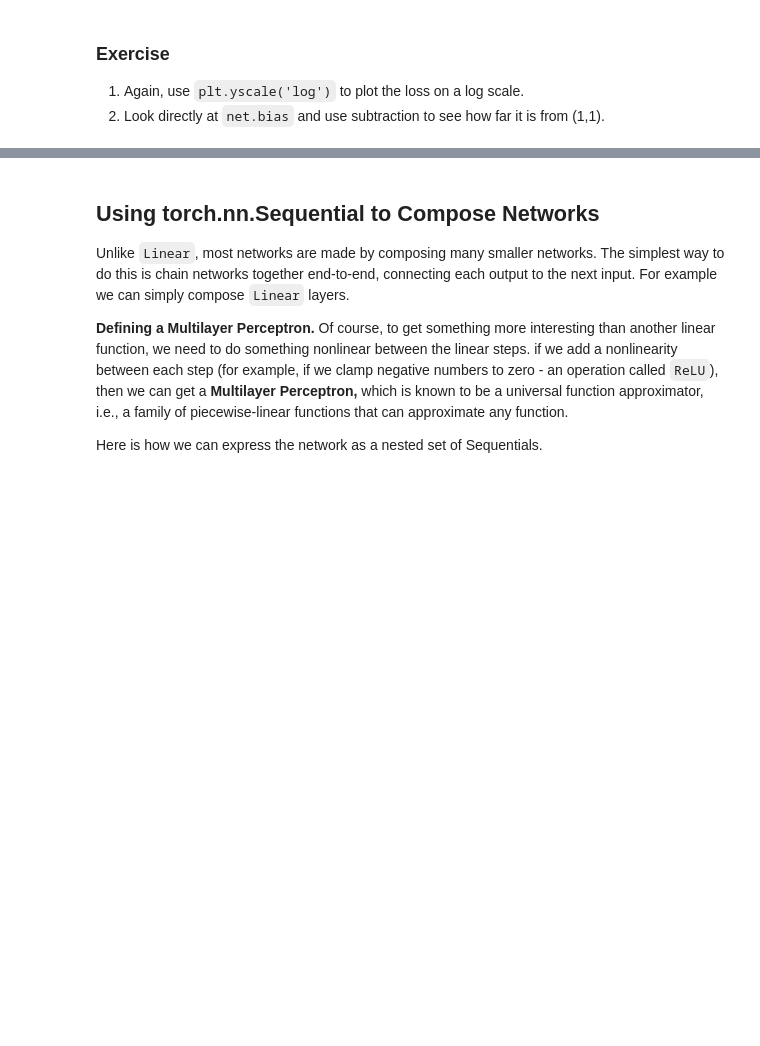
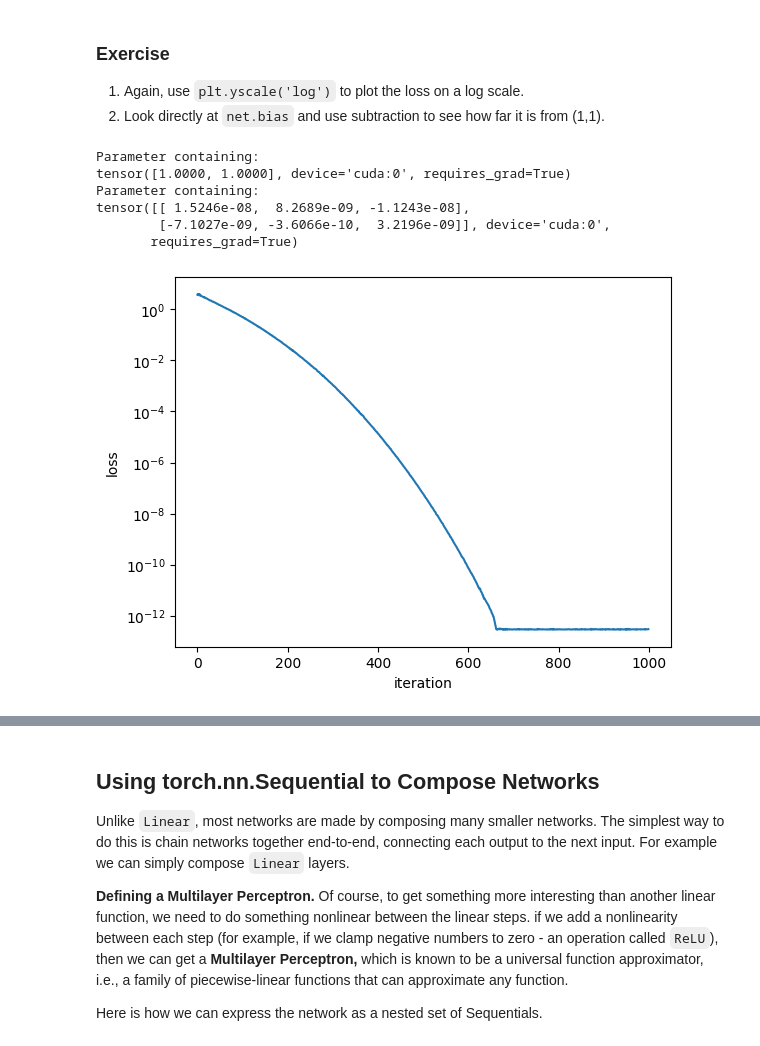
Before and after one commit to Kuroushall/how-to-read-pytorch, a Jupyter notebook: notebooks/4-Pytorch-Modules.ipynb, the cells around one changed output, grey strips where cells are left out. Drawn from its saved outputs; the diff is of its cells as text; code cells hidden in the pictures; blank space fills up the shorter version.

```diff
--- a/notebooks/4-Pytorch-Modules.ipynb
+++ b/notebooks/4-Pytorch-Modules.ipynb
@@ -273,7 +282,21 @@ tensor([1.0000, 1.0000], device='cuda:0', requires_grad=True)
 2. Look directly at `net.bias` and use subtraction to see how far it is from (1,1).
 # %%
 # TODO: Plot the evolution of the loss on a log scale again.
+plt.ylabel('loss')
+plt.xlabel('iteration')
+plt.plot(log)
+plt.yscale('log')
 # TODO: Examine net.bias directly.  How does Adam doo?
+print(net.bias)
+print(net.weight)
+# %% [output]
+Parameter containing:
+tensor([1.0000, 1.0000], device='cuda:0', requires_grad=True)
+Parameter containing:
+tensor([[ 1.5246e-08,  8.2689e-09, -1.1243e-08],
+        [-7.1027e-09, -3.6066e-10,  3.2196e-09]], device='cuda:0',
+       requires_grad=True)
+[figure, added]
 # %%
 # This visulaization function is used for the next example
 
```
Also changed, not shown: parts of 5 cells of this notebook.
